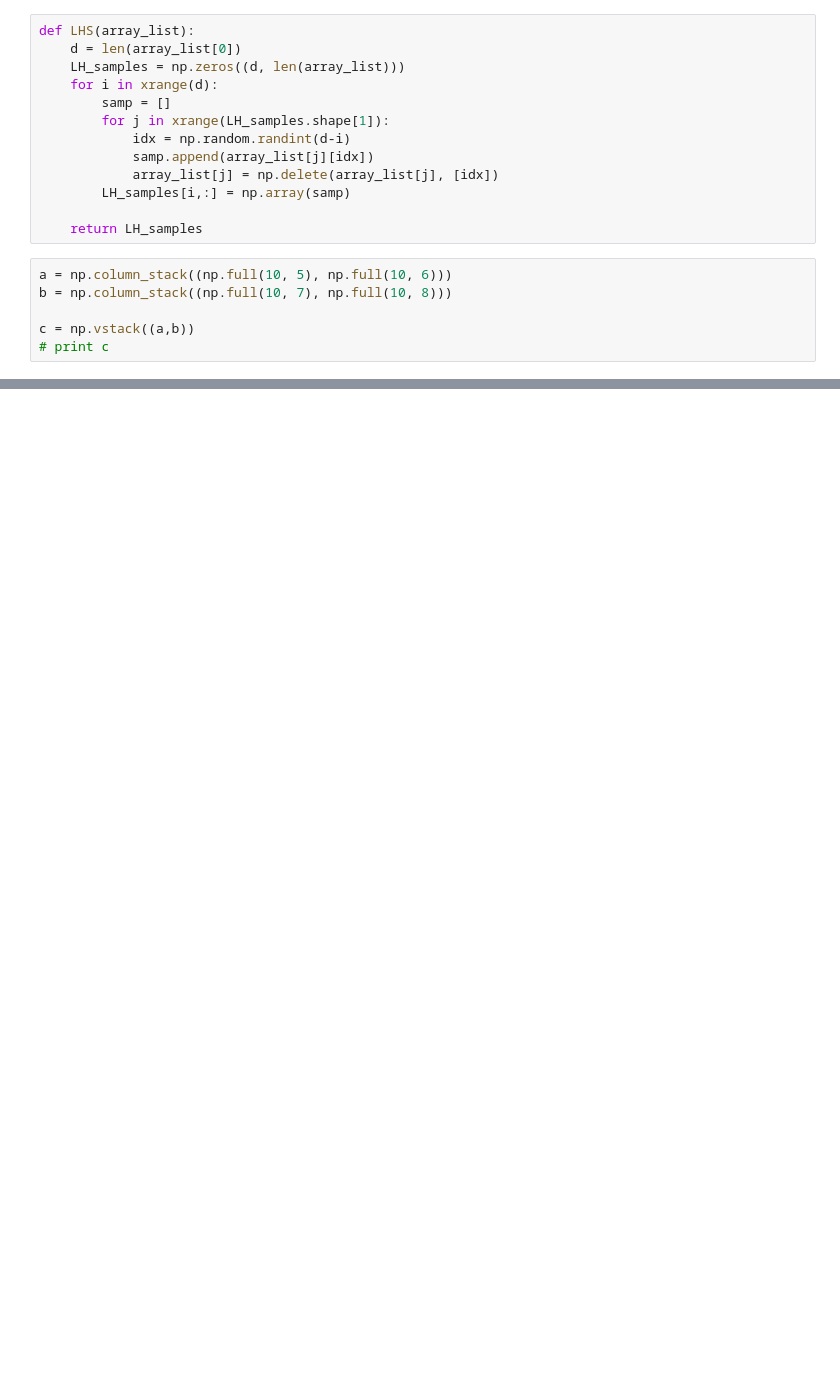
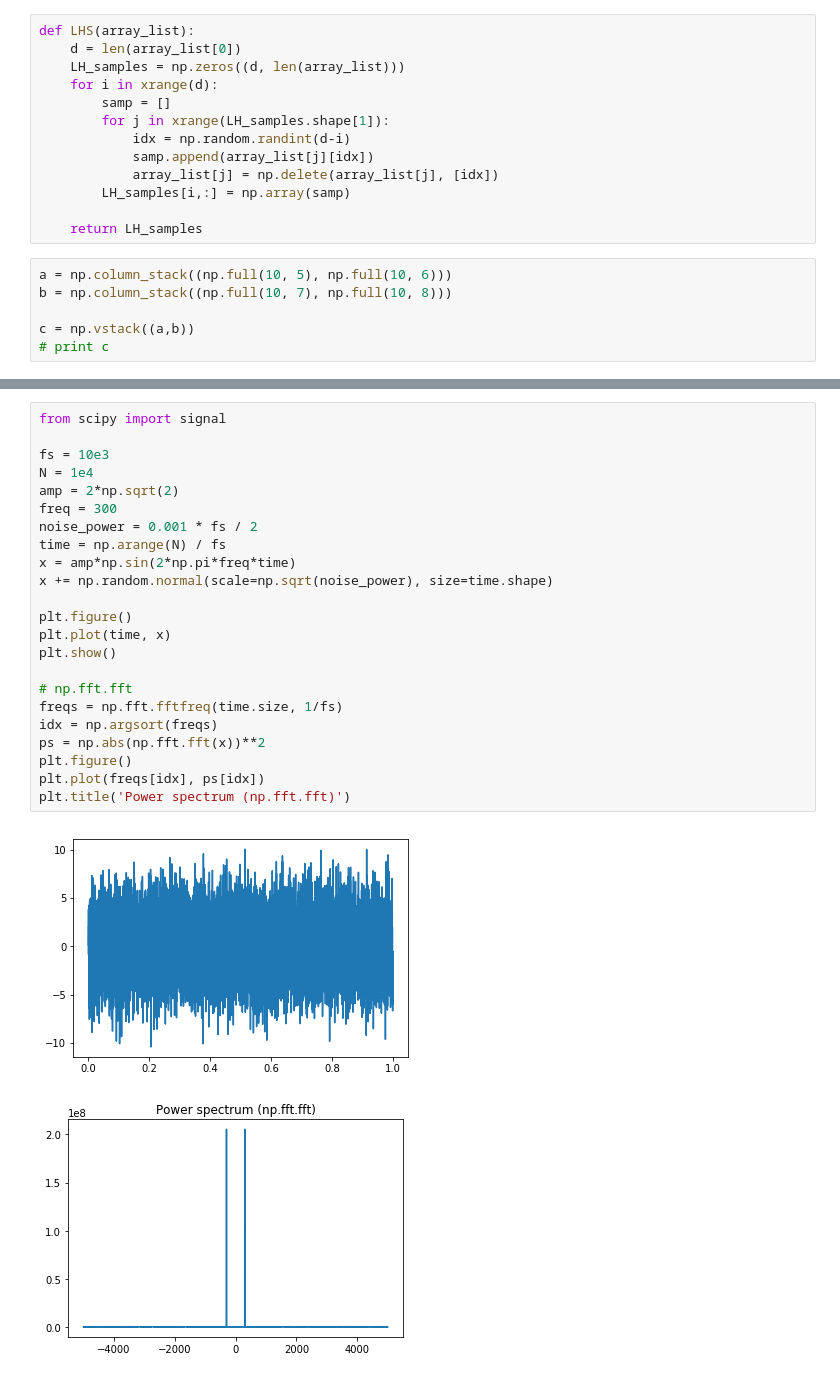
Before and after one commit to RichardFeder-zz/gan-work, a Jupyter notebook: gan_tests.ipynb, the cells around one changed output, grey strips where cells are left out. Cells and saved outputs as stored; diff of their text form; blank space fills up the shorter version.

```diff
--- a/gan_tests.ipynb
+++ b/gan_tests.ipynb
@@ -433,0 +616,26 @@ c = np.vstack((a,b))
+# %%
+from scipy import signal
+
+fs = 10e3
+N = 1e4
+amp = 2*np.sqrt(2)
+freq = 300
+noise_power = 0.001 * fs / 2
+time = np.arange(N) / fs
+x = amp*np.sin(2*np.pi*freq*time)
+x += np.random.normal(scale=np.sqrt(noise_power), size=time.shape)
+
+plt.figure()
+plt.plot(time, x)
+plt.show()
+
+# np.fft.fft
+freqs = np.fft.fftfreq(time.size, 1/fs)
+idx = np.argsort(freqs)
+ps = np.abs(np.fft.fft(x))**2
+plt.figure()
+plt.plot(freqs[idx], ps[idx])
+plt.title('Power spectrum (np.fft.fft)')
+# %% [output]
+[figure, added]
+[figure, added]
```
Also changed, not shown: parts of 7 cells of this notebook, 2 other files.
